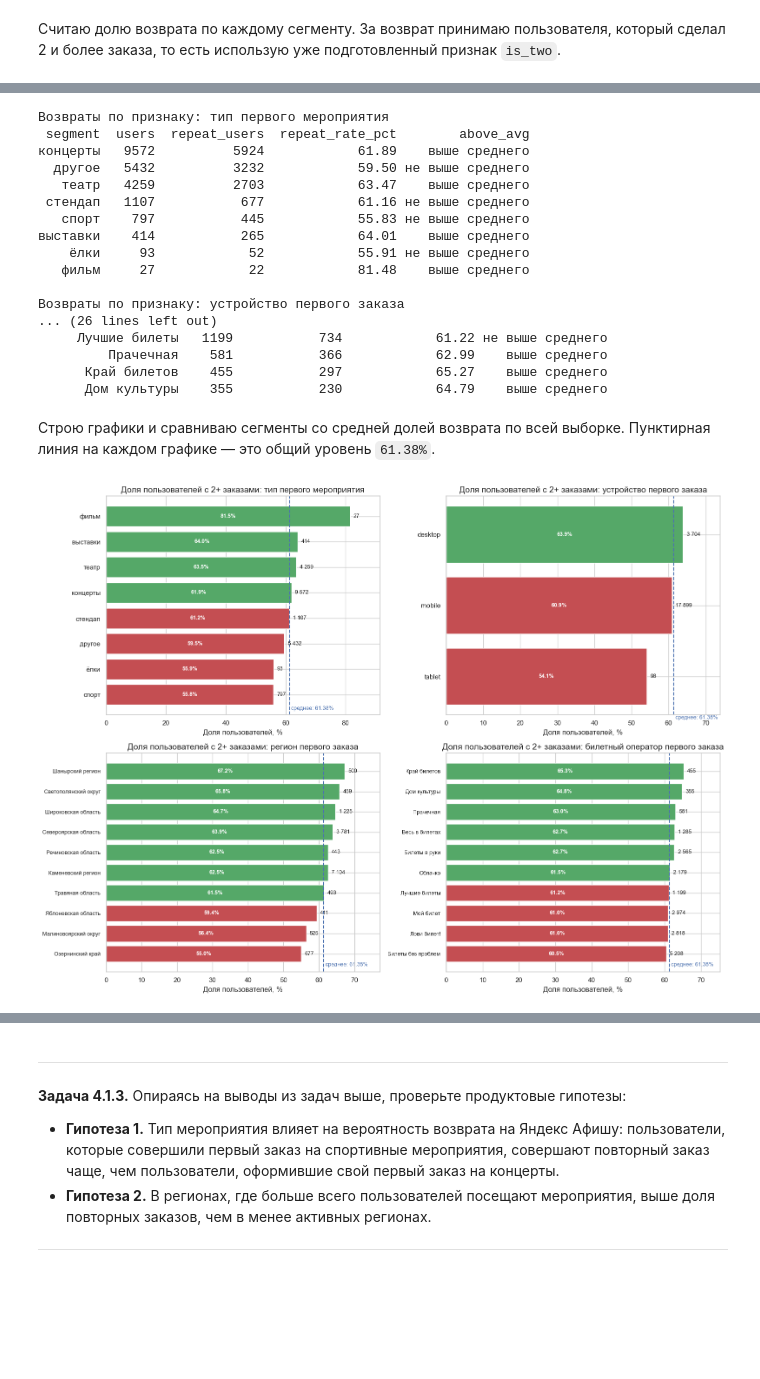
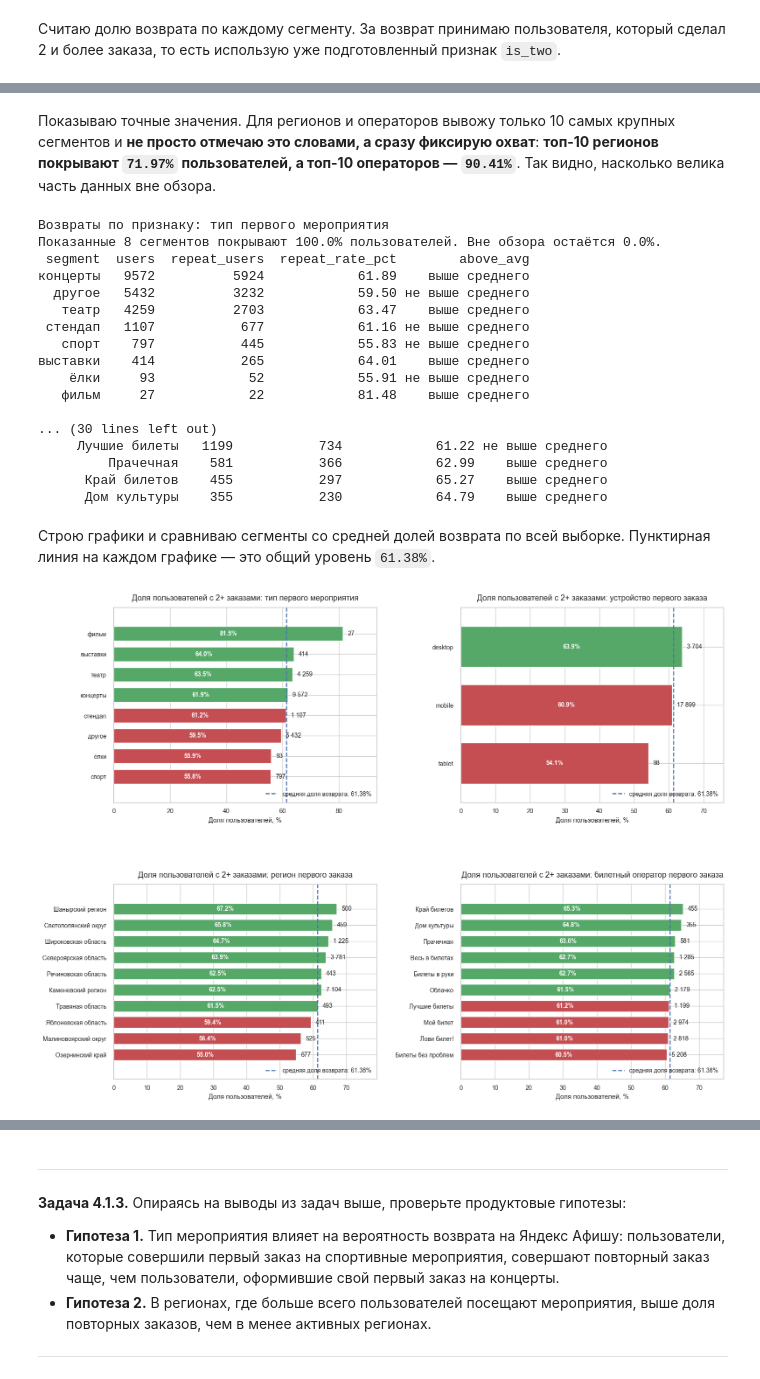
Before and after one commit to neiro/TaskModule2, a Jupyter notebook: work.ipynb, the cells around one changed output, grey strips where cells are left out. Cells and saved outputs as stored; diff of their text form; code cells hidden in the pictures; blank space fills up the shorter version.

```diff
--- a/work.ipynb
+++ b/work.ipynb
@@ -1131,13 +1259,18 @@ for feature, meta in segment_features.items():
     reliable = result[result['users'] >= 100].sort_values(['repeat_rate_pct', 'users'], ascending=[False, False])
     best_reliable = reliable.iloc[0] if not reliable.empty else result.iloc[0]
 
+    shown_users_share_pct = round(float(result['users'].head(meta['top_n']).sum() / result['users'].sum() * 100), 2)
+    outside_users_share_pct = round(float(100 - shown_users_share_pct), 2)
+
     segment_return_overview_rows.append({
         'Признак': meta['label'],
         'Средняя доля 2+ заказов, %': overall_repeat_rate,
         'Крупнейший сегмент': result.iloc[0]['segment'],
         'Возврат в крупнейшем сегменте, %': float(result.iloc[0]['repeat_rate_pct']),
         'Лучший достаточно крупный сегмент': best_reliable['segment'],
-        'Возврат в лучшем крупном сегменте, %': float(best_reliable['repeat_rate_pct'])
+        'Возврат в лучшем крупном сегменте, %': float(best_reliable['repeat_rate_pct']),
+        'Доля показанных сегментов, %': shown_users_share_pct,
+        'Вне обзора, %': outside_users_share_pct
     })
 
 segment_return_overview = pd.DataFrame(segment_return_overview_rows)
@@ -1153,14 +1286,21 @@ segment_return_overview
+# %% [markdown]
+Показываю точные значения. Для регионов и операторов вывожу только 10 самых крупных сегментов и **не просто отмечаю это словами, а сразу фиксирую охват**: **топ-10 регионов покрывают `71.97%` пользователей, а топ-10 операторов — `90.41%`**. Так видно, насколько велика часть данных вне обзора.
 # %%
 for feature, meta in segment_features.items():
-    result = segment_return_tables[feature].copy()
-
-    if feature in ['first_region_name', 'first_service_name']:
-        result = result.head(10)
+    full_result = segment_return_tables[feature].copy()
+    result = full_result if len(full_result) <= meta['top_n'] else full_result.head(meta['top_n'])
+    shown_users_share_pct = round(float(result['users'].sum() / full_result['users'].sum() * 100), 2)
+    outside_users_share_pct = round(float(100 - shown_users_share_pct), 2)
 
     print(f"\nВозвраты по признаку: {meta['label']}")
+    print(
+        f"Показанные {len(result)} сегментов покрывают {shown_users_share_pct}% пользователей. "
+        f"Вне обзора остаётся {outside_users_share_pct}%."
+    )
     print(result[['segment', 'users', 'repeat_users', 'repeat_rate_pct', 'above_avg']].to_string(index=False))
 # %% [output]
 Возвраты по признаку: тип первого мероприятия
+Показанные 8 сегментов покрывают 100.0% пользователей. Вне обзора остаётся 0.0%.
  segment  users  repeat_users  repeat_rate_pct        above_avg
 концерты   9572          5924            61.89    выше среднего
   другое   5432          3232            59.50 не выше среднего
@@ -1171,8 +1311,7 @@ for feature, meta in segment_features.items():
     ёлки     93            52            55.91 не выше среднего
    фильм     27            22            81.48    выше среднего
 
-Возвраты по признаку: устройство первого заказа
-... (26 lines left out)
+... (30 lines left out)
      Лучшие билеты   1199           734            61.22 не выше среднего
          Прачечная    581           366            62.99    выше среднего
       Край билетов    455           297            65.27    выше среднего
@@ -1180,46 +1319,75 @@ for feature, meta in segment_features.items():
 # %% [markdown]
 Строю графики и сравниваю сегменты со средней долей возврата по всей выборке. Пунктирная линия на каждом графике — это общий уровень `61.38%`.
 # %%
-fig, axes = plt.subplots(2, 2, figsize=(16, 12))
+fig, axes = plt.subplots(2, 2, figsize=(18, 14))
 plot_order = [
     'first_event_type_main',
     'first_device_type',
     'first_region_name',
     'first_service_name'
 ]
 
 for ax, feature in zip(axes.flat, plot_order):
     meta = segment_features[feature]
     plot_data = segment_return_tables[feature].copy()
 
     if feature in ['first_region_name', 'first_service_name']:
         plot_data = plot_data.head(10)
 
     plot_data = plot_data.sort_values('repeat_rate_pct', ascending=True)
     colors = ['#55A868' if rate > overall_repeat_rate else '#C44E52' for rate in plot_data['repeat_rate_pct']]
 
-    bars = ax.barh(plot_data['segment'], plot_data['repeat_rate_pct'], color=colors)
-    ax.axvline(overall_repeat_rate, color='#4C72B0', linestyle='--', linewidth=1.5)
-    ax.set_title(f"Доля пользователей с 2+ заказами: {meta['label']}")
-    ax.set_xlabel('Доля пользователей, %')
+    bars = ax.barh(plot_data['segment'], plot_data['repeat_rate_pct'], color=colors, height=0.7)
+    ax.axvline(
+        overall_repeat_rate,
+        color='#4C72B0',
+        linestyle='--',
+        linewidth=1.8,
+        label=f"средняя доля возврата: {overall_repeat_rate:.2f}%"
+    )
+
+    ax.set_title(f"Доля пользователей с 2+ заказами: {meta['label']}", fontsize=13, pad=12)
+    ax.set_xlabel('Доля пользователей, %', fontsize=11)
     ax.set_ylabel('')
-    ax.set_xlim(0, plot_data['repeat_rate_pct'].max() + 10)
+    ax.set_xlim(0, plot_data['repeat_rate_pct'].max() + 12)
+    ax.tick_params(axis='x', labelsize=10)
+    ax.tick_params(axis='y', labelsize=10, pad=6)
+    ax.margins(y=0.12)
 
     rate_labels = [f"{rate:.1f}%" for rate in plot_data['repeat_rate_pct']]
     user_labels = [f"{users:,}".replace(',', ' ') for users in plot_data['users']]
 
-    ax.bar_label(bars, labels=rate_labels, label_type='center', color='white', fontsize=9, fontweight='bold')
-    ax.bar_label(bars, labels=user_labels, label_type='edge', padding=6, color='#1f1f1f', fontsize=9)
+    for bar, rate_label, user_label in zip(bars, rate_labels, user_labels):
+        width = bar.get_width()
+        y = bar.get_y() + bar.get_height() / 2
 
-    ax.text(overall_repeat_rate + 0.4, -0.6, f"среднее: {overall_repeat_rate:.2f}%", color='#4C72B0', fontsize=9)
+        ax.annotate(
+            rate_label,
+            xy=(width / 2, y),
+            ha='center',
+            va='center',
+            color='white',
+            fontsize=10,
+            fontweight='bold'
+        )
 
-    if feature in ['first_region_name', 'first_service_name']:
-        ax.tick_params(axis='y', labelsize=9)
+        ax.annotate(
+            user_label,
+            xy=(width, y),
+            xytext=(8, 0),
+            textcoords='offset points',
+            ha='left',
+            va='center',
+            color='#1f1f1f',
+            fontsize=10
+        )
 
-plt.tight_layout()
+    ax.legend(frameon=False, fontsize=10, loc='lower right')
+
+plt.subplots_adjust(wspace=0.32, hspace=0.42)
 plt.show()
 # %% [output]
-[figure, old version]
+[figure, new version]
 # %% [markdown]
 **Промежуточный вывод (шаг 4.1.2):**
 
```
Also changed, not shown: parts of 75 cells of this notebook.
